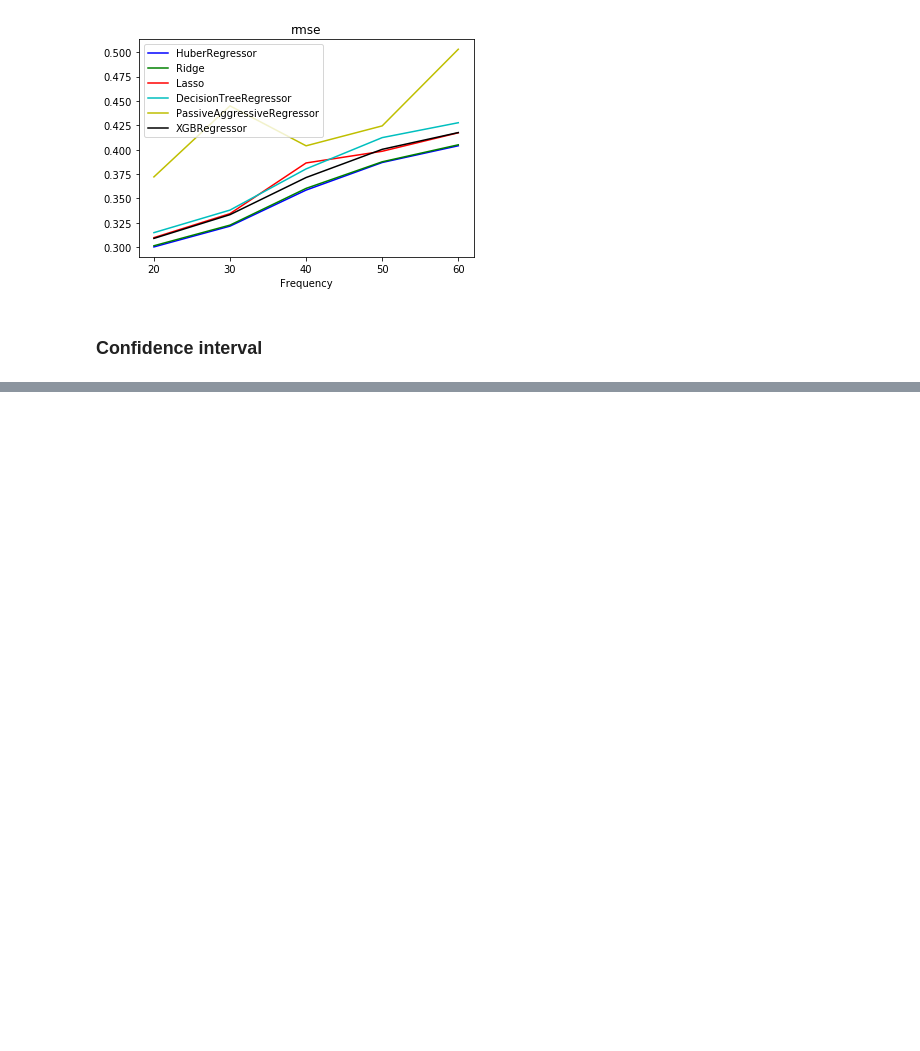
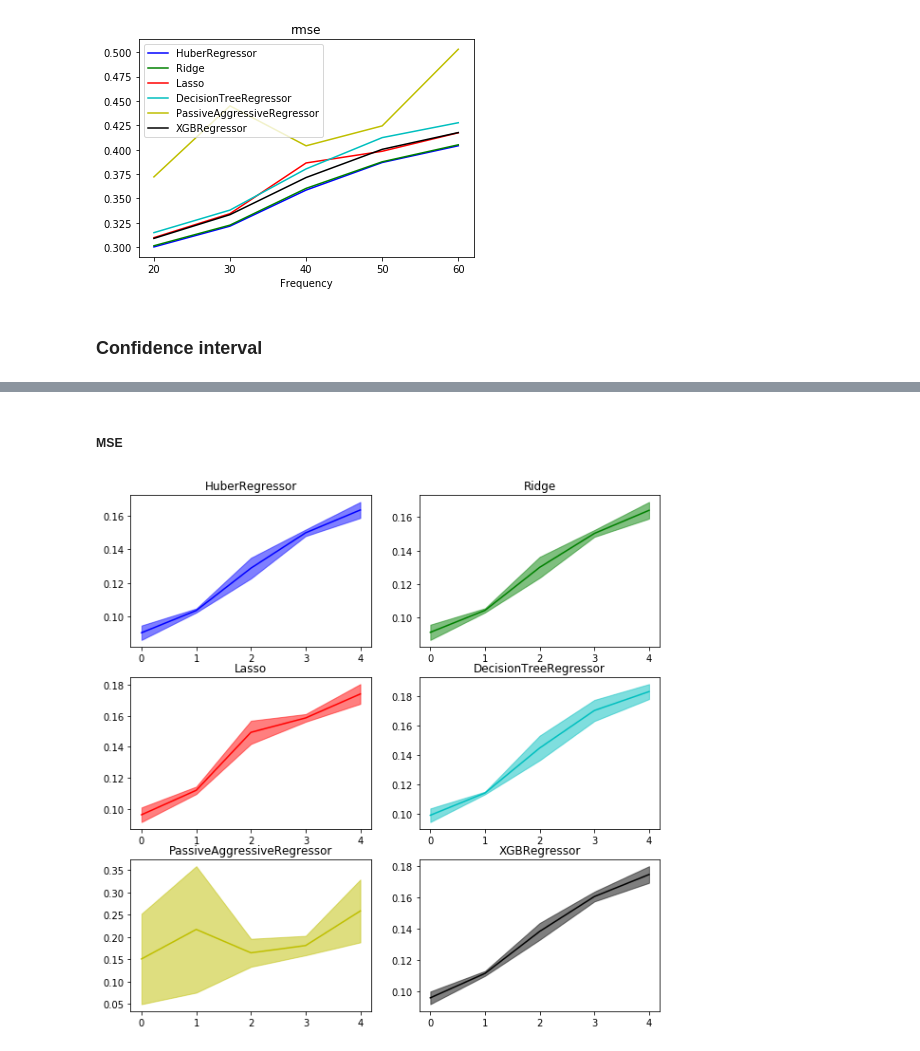
Before and after one commit to whiteRa2bit/cern_summer_project, a Jupyter notebook: ensemble_freq_experiments.ipynb, the cells around one changed output, grey strips where cells are left out. Drawn from its saved outputs; the diff is of its cells as text; code cells hidden in the pictures; blank space fills up the shorter version.

```diff
--- a/ensemble_freq_experiments.ipynb
+++ b/ensemble_freq_experiments.ipynb
@@ -190,0 +188,6 @@ for metric in ['r2', 'mse', 'mae', 'rmse']:
+# %% [markdown]
+##### MSE
+# %%
+plot_confidence_interval('mse')
+# %% [output]
+[figure, added]
```
Also changed, not shown: parts of 8 cells of this notebook.
